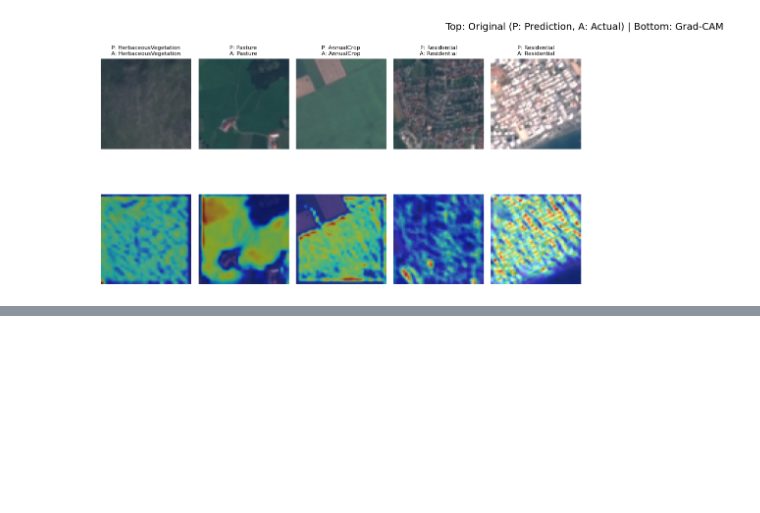
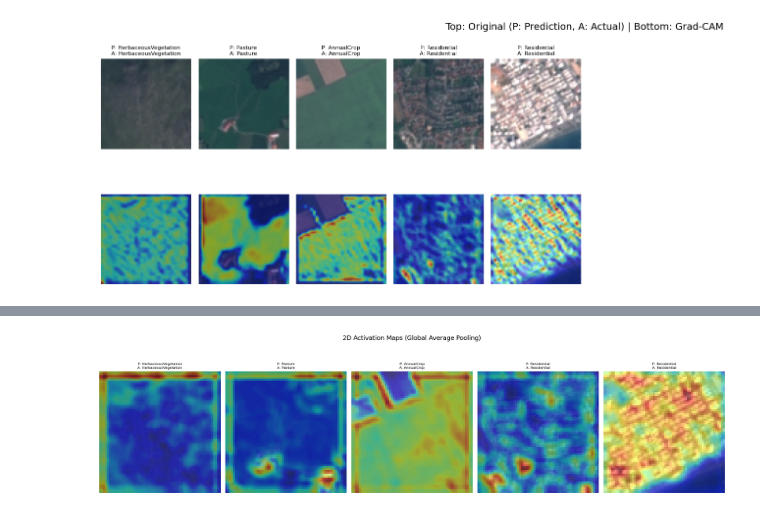
Before and after one commit to vadhri/ai-notebook, a Jupyter notebook: images/interpretability_activations.ipynb, the cells around one changed output, grey strips where cells are left out. Saved outputs shown, nothing was run; the diff lists cells and outputs as text; code cells hidden in the pictures; blank space fills up the shorter version.

```diff
--- a/images/interpretability_activations.ipynb
+++ b/images/interpretability_activations.ipynb
@@ -171,0 +176,85 @@ plt.show()
+# %%
+import torch
+import torch.nn.functional as F
+import matplotlib.pyplot as plt
+import numpy as np
+
+# Assume model, test_loader, and test_dataset are defined
+class_names = test_dataset.dataset.classes
+device = next(model.parameters()).device
+
+# Load a batch from test_loader
+images, targets = next(iter(test_loader))
+images = images.to(device)
+targets = targets.to(device)
+
+# Store feature maps
+feature_maps = []
+
+def save_feature_maps(module, input, output):
+    feature_maps.append(output.detach())
+
+# Register hook on the conv2 layer
+if hasattr(model, 'conv2'):
+    _ = model.conv2.register_forward_hook(save_feature_maps)
+else:
+    raise AttributeError("Model does not have 'conv2' layer")
+
+# CIFAR-10 normalization constants
+mean = np.array([0.485, 0.456, 0.406])
+std = np.array([0.229, 0.224, 0.225])
+
+# Plot setup
+plt.figure(figsize=(20, 6))
+
+# Loop through the first 5 images
+for i in range(min(5, images.size(0))):
+    feature_maps.clear()
+
+    # Forward pass for a single image
+    input_tensor = images[i].unsqueeze(0)  # (1, 3, H, W)
+    with torch.no_grad():
+        output = model(input_tensor)
+
+    # Get predicted and true class labels
+    pred_class = output.argmax(dim=1).item()
+    true_class = targets[i].item()
+
+    # Get feature maps from conv2
+    fmap = feature_maps[0]  # Shape: (1, C, H', W')
+    fmap = fmap.squeeze(0)  # Shape: (C, H', W')
+
+    # Apply Global Average Pooling to get weights
+    gap_weights = F.avg_pool2d(fmap, fmap.size()[1:]).squeeze()  # Shape: (C)
+
+    # Compute 2D activation map as weighted sum of feature maps
+    activation_map = torch.einsum('c,chw->hw', gap_weights, fmap).cpu().numpy()  # Shape: (H', W')
+
+    # Resize to input image size
+    activation_map = F.interpolate(
+        torch.from_numpy(activation_map).unsqueeze(0).unsqueeze(0),
+        size=images[i].shape[1:],
+        mode='bilinear',
+        align_corners=False
+    ).squeeze().numpy()
+
+    # Normalize activation map
+    activation_map = (activation_map - activation_map.min()) / (activation_map.max() - activation_map.min() + 1e-8)
+
+    # Denormalize image
+    img = images[i].detach().cpu().numpy().transpose(1, 2, 0)
+    img = std * img + mean
+    img = np.clip(img, 0, 1)
+
+    # Plot original image with activation map overlay
+    plt.subplot(1, 5, i + 1)
+    plt.imshow(img)
+    plt.imshow(activation_map, cmap='jet', alpha=0.5)
+    plt.axis("off")
+    plt.title(f"P: {class_names[pred_class]}\nA: {class_names[true_class]}", fontsize=8)
+
+plt.suptitle("2D Activation Maps (Global Average Pooling)", fontsize=14)
+plt.tight_layout()
+plt.show()
+# %% [output]
+[figure, added]
```
Also changed, not shown: parts of 2 cells of this notebook.
